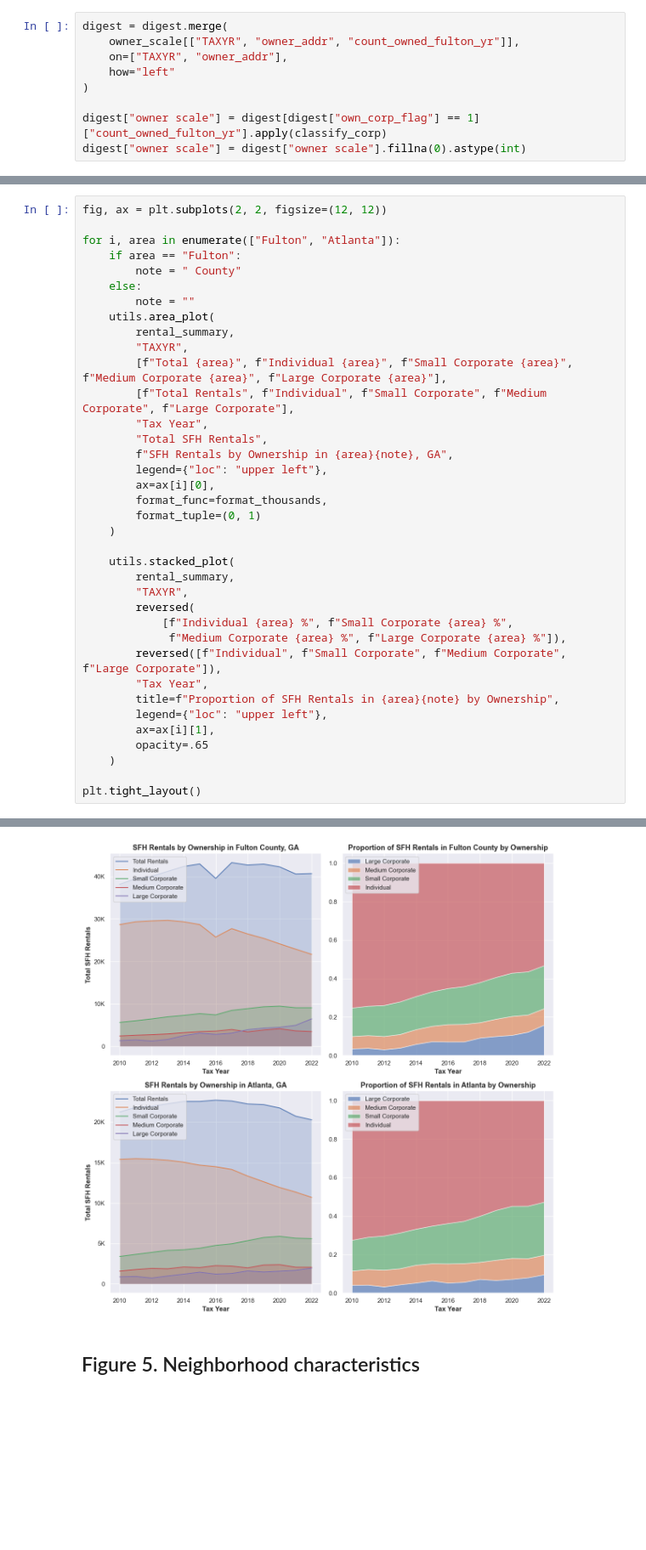
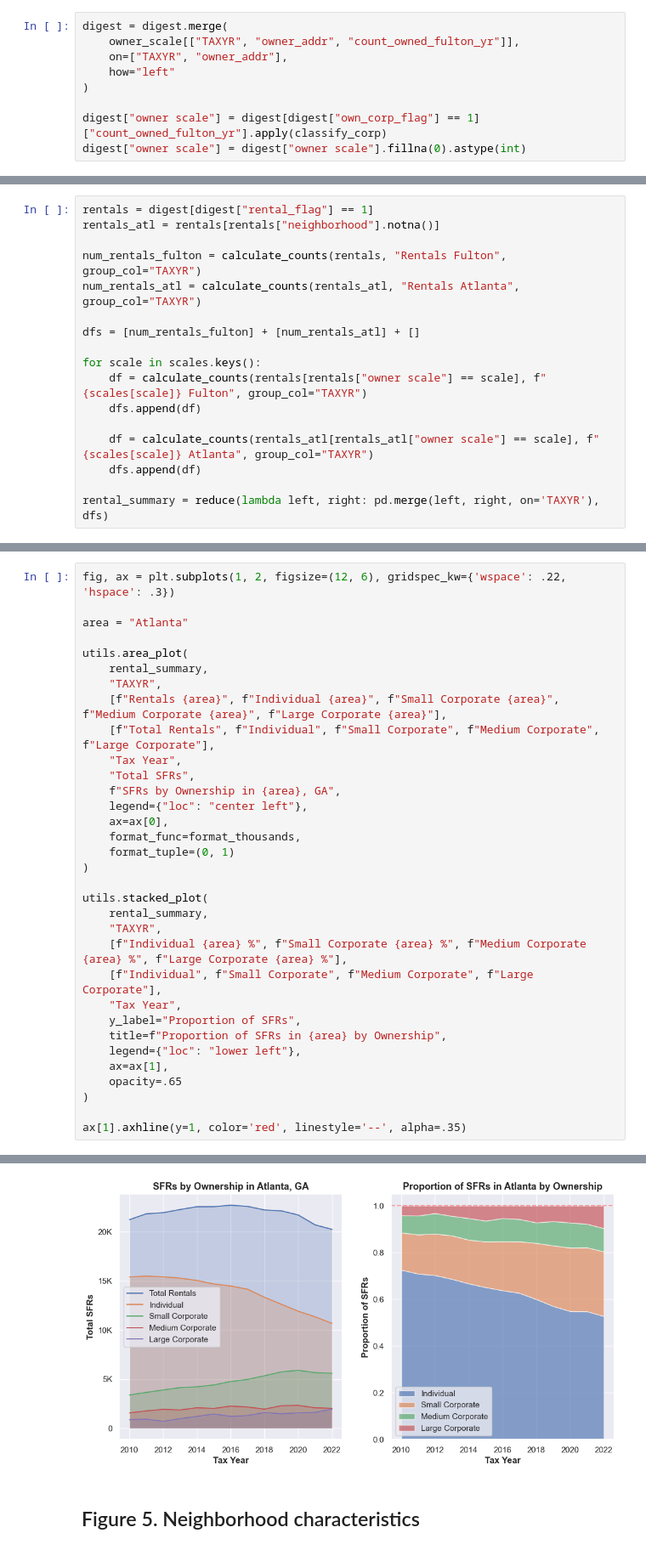
Before and after one commit to Nicholas-Polimeni/wealth-loss-sfr, a Jupyter notebook: paper.ipynb, the cells around one changed output, grey strips where cells are left out. Shown at 85% size. Saved outputs shown, nothing was run; the diff lists cells and outputs as text; blank space fills up the shorter version.

```diff
--- a/paper.ipynb
+++ b/paper.ipynb
@@ -530,0 +434,17 @@ rental_summary
+# %%
+rentals = digest[digest["rental_flag"] == 1]
+rentals_atl = rentals[rentals["neighborhood"].notna()]
+
+num_rentals_fulton = calculate_counts(rentals, "Rentals Fulton", group_col="TAXYR")
+num_rentals_atl = calculate_counts(rentals_atl, "Rentals Atlanta", group_col="TAXYR")
+
+dfs = [num_rentals_fulton] + [num_rentals_atl] + []
+
+for scale in scales.keys():
+    df = calculate_counts(rentals[rentals["owner scale"] == scale], f"{scales[scale]} Fulton", group_col="TAXYR")
+    dfs.append(df)
+
+    df = calculate_counts(rentals_atl[rentals_atl["owner scale"] == scale], f"{scales[scale]} Atlanta", group_col="TAXYR")
+    dfs.append(df)
+
+rental_summary = reduce(lambda left, right: pd.merge(left, right, on='TAXYR'), dfs)
@@ -531,38 +489,34 @@ rental_summary
 # %%
-fig, ax = plt.subplots(2, 2, figsize=(12, 12))
+fig, ax = plt.subplots(1, 2, figsize=(12, 6), gridspec_kw={'wspace': .22, 'hspace': .3})
 
-for i, area in enumerate(["Fulton", "Atlanta"]):
-    if area == "Fulton":
-        note = " County"
-    else:
-        note = ""
-    utils.area_plot(
-        rental_summary,
-        "TAXYR",
-        [f"Total {area}", f"Individual {area}", f"Small Corporate {area}", f"Medium Corporate {area}", f"Large Corporate {area}"],
-        [f"Total Rentals", f"Individual", f"Small Corporate", f"Medium Corporate", f"Large Corporate"],
-        "Tax Year",
-        "Total SFH Rentals",
-        f"SFH Rentals by Ownership in {area}{note}, GA",
-        legend={"loc": "upper left"},
-        ax=ax[i][0],
-        format_func=format_thousands,
-        format_tuple=(0, 1)
-    )
+area = "Atlanta"
 
-    utils.stacked_plot(
-        rental_summary,
-        "TAXYR",
-        reversed(
-            [f"Individual {area} %", f"Small Corporate {area} %",
-             f"Medium Corporate {area} %", f"Large Corporate {area} %"]),
-        reversed([f"Individual", f"Small Corporate", f"Medium Corporate", f"Large Corporate"]),
-        "Tax Year",
-        title=f"Proportion of SFH Rentals in {area}{note} by Ownership",
-        legend={"loc": "upper left"},
-        ax=ax[i][1],
-        opacity=.65
-    )
+utils.area_plot(
+    rental_summary,
+    "TAXYR",
+    [f"Rentals {area}", f"Individual {area}", f"Small Corporate {area}", f"Medium Corporate {area}", f"Large Corporate {area}"],
+    [f"Total Rentals", f"Individual", f"Small Corporate", f"Medium Corporate", f"Large Corporate"],
+    "Tax Year",
+    "Total SFRs",
+    f"SFRs by Ownership in {area}, GA",
+    legend={"loc": "center left"},
+    ax=ax[0],
+    format_func=format_thousands,
+    format_tuple=(0, 1)
+)
 
-plt.tight_layout()
+utils.stacked_plot(
+    rental_summary,
+    "TAXYR",
+    [f"Individual {area} %", f"Small Corporate {area} %", f"Medium Corporate {area} %", f"Large Corporate {area} %"],
+    [f"Individual", f"Small Corporate", f"Medium Corporate", f"Large Corporate"],
+    "Tax Year",
+    y_label="Proportion of SFRs",
+    title=f"Proportion of SFRs in {area} by Ownership",
+    legend={"loc": "lower left"},
+    ax=ax[1],
+    opacity=.65
+)
+
+ax[1].axhline(y=1, color='red', linestyle='--', alpha=.35)
 # %% [output]
@@ -569,4 +524,4 @@ plt.tight_layout()
-[figure, old version]
+[figure, new version]
 # %% [markdown]
 ## Figure 5. Neighborhood characteristics
 # %%
```
Also changed, not shown: parts of 123 cells of this notebook, 5 other files.
